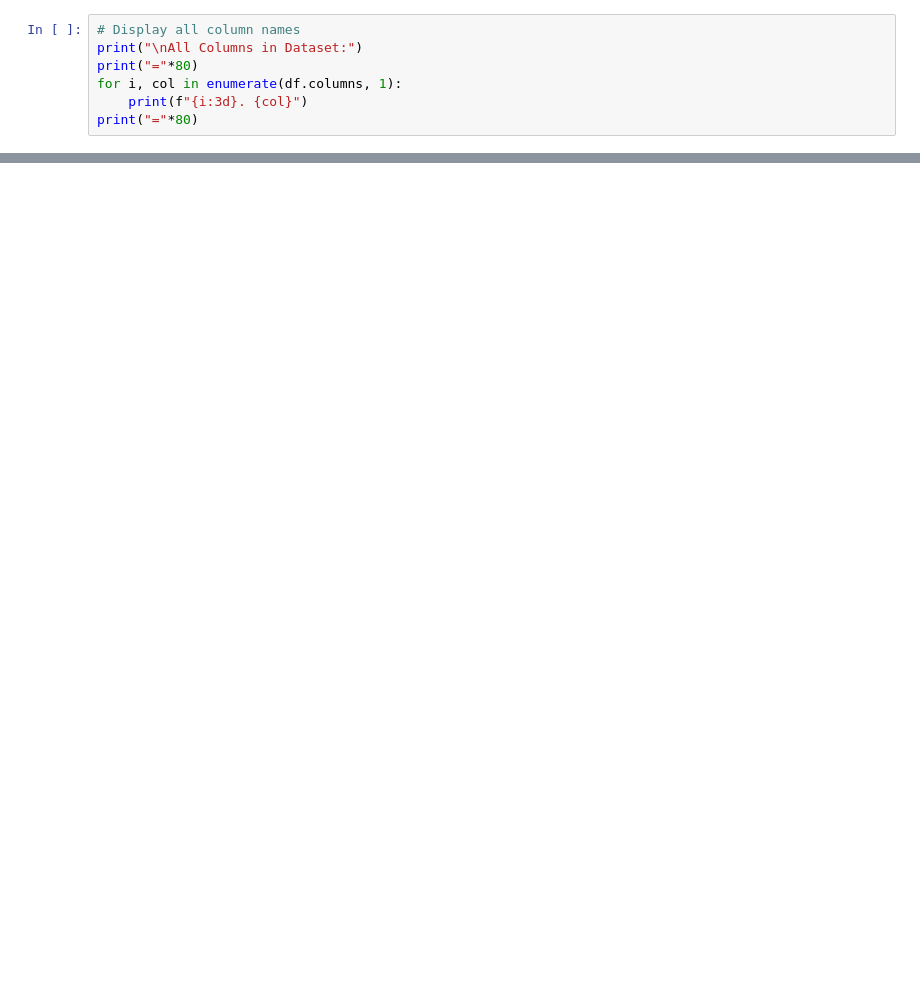
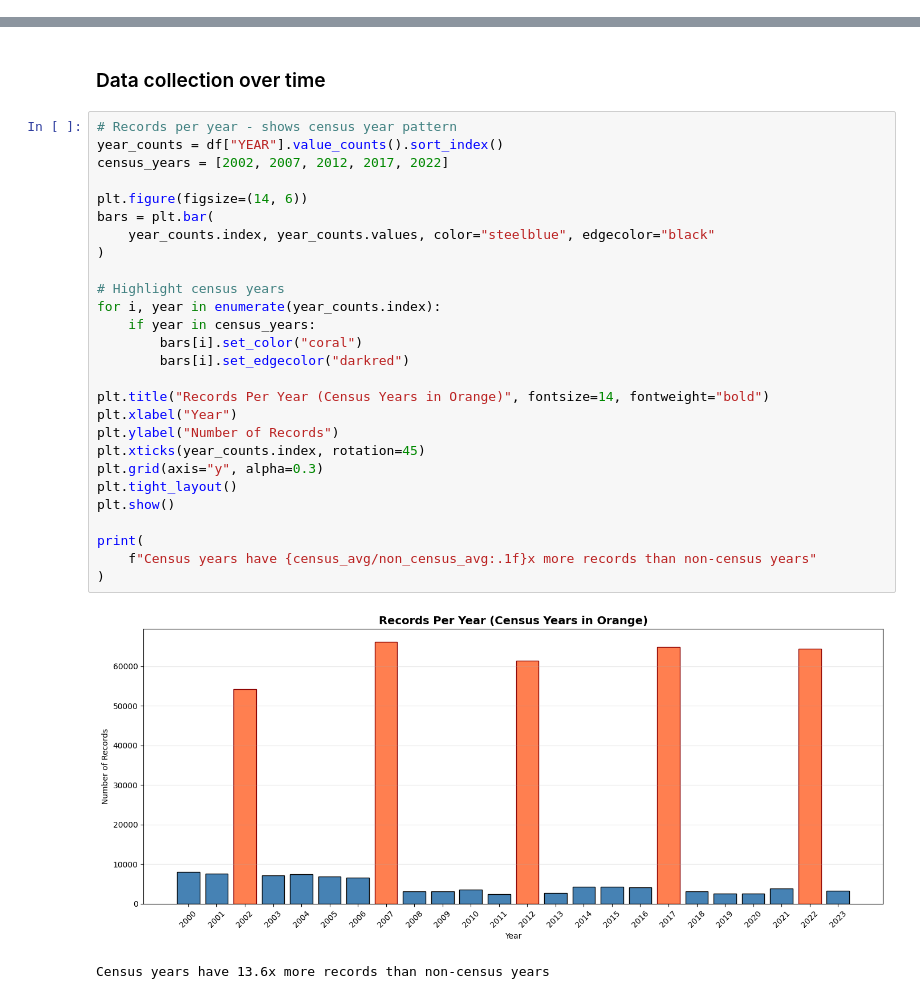
Before and after one commit to Fall-2025-CS4347-SDS/Fall-2025-CS4347-Project, a Jupyter notebook: texas_agriculture_eda.ipynb, the cells around one changed output, grey strips where cells are left out. Saved outputs shown, nothing was run; the diff lists cells and outputs as text; blank space fills up the shorter version.

```diff
--- a/texas_agriculture_eda.ipynb
+++ b/texas_agriculture_eda.ipynb
@@ -108,7 +0,0 @@ memory usage: 364.6+ MB
-# %%
-# Display all column names
-print("\nAll Columns in Dataset:")
-print("="*80)
-for i, col in enumerate(df.columns, 1):
-    print(f"{i:3d}. {col}")
-print("="*80)
@@ -806,0 +463,32 @@ if len(climate_features) > 0:
+# %% [markdown]
+### Data collection over time
+# %%
+# Records per year - shows census year pattern
+year_counts = df["YEAR"].value_counts().sort_index()
+census_years = [2002, 2007, 2012, 2017, 2022]
+
+plt.figure(figsize=(14, 6))
+bars = plt.bar(
+    year_counts.index, year_counts.values, color="steelblue", edgecolor="black"
+)
+
+# Highlight census years
+for i, year in enumerate(year_counts.index):
+    if year in census_years:
+        bars[i].set_color("coral")
+        bars[i].set_edgecolor("darkred")
+
+plt.title("Records Per Year (Census Years in Orange)", fontsize=14, fontweight="bold")
+plt.xlabel("Year")
+plt.ylabel("Number of Records")
+plt.xticks(year_counts.index, rotation=45)
+plt.grid(axis="y", alpha=0.3)
+plt.tight_layout()
+plt.show()
+
+print(
+    f"Census years have {census_avg/non_census_avg:.1f}x more records than non-census years"
+)
+# %% [output]
+[figure, added]
+Census years have 13.6x more records than non-census years
```
Also changed, not shown: parts of 74 cells of this notebook, 1 other file.
